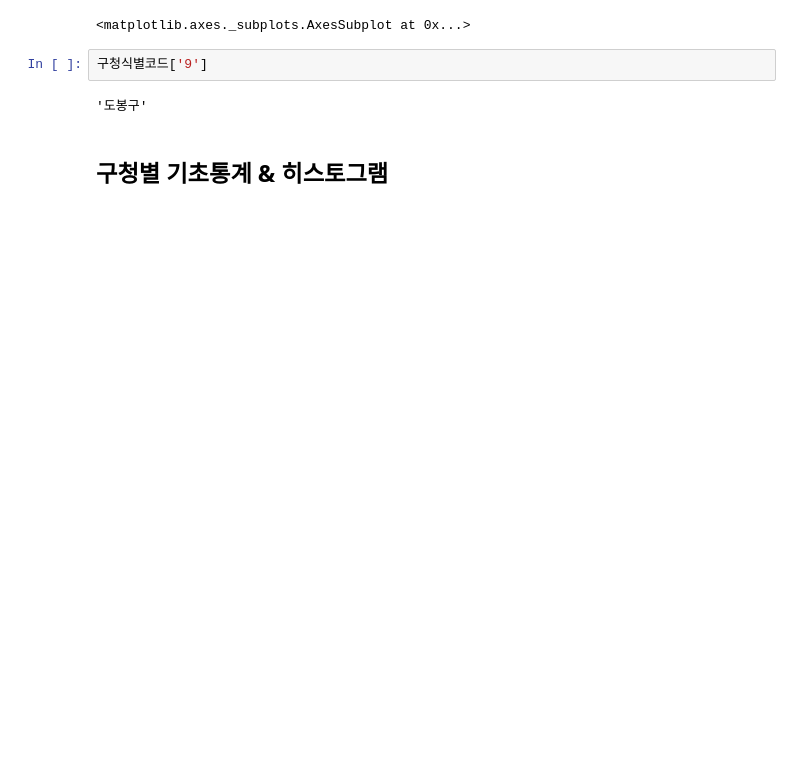
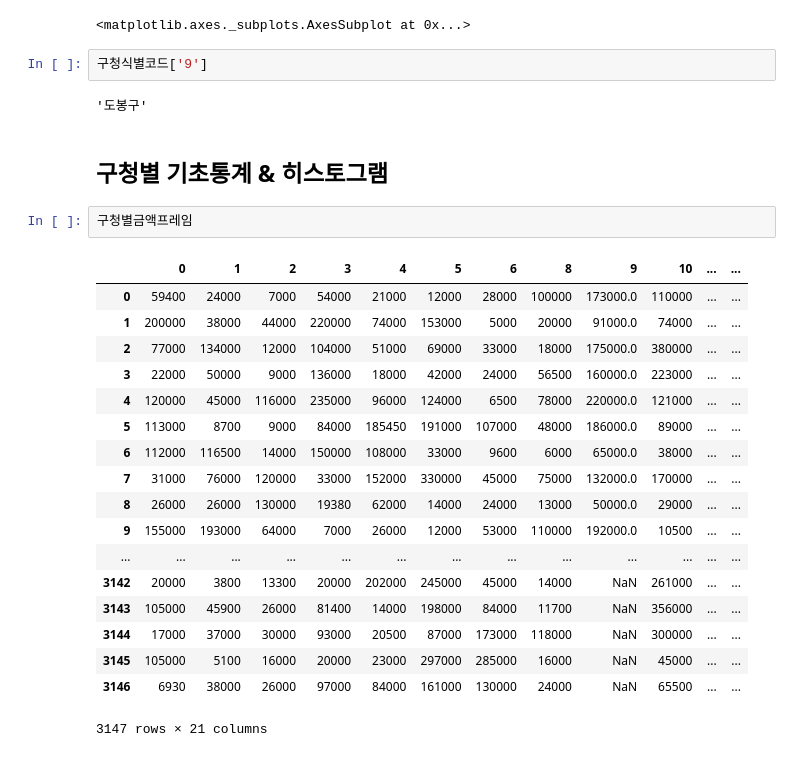
Before and after one commit to JOOHOJUN/opengirok_6th_Office_Expense_inSeoul, a Jupyter notebook: 금액_히스토그램, 박스플롯.ipynb, the cells around one changed output. Drawn from its saved outputs; the diff is of its cells as text; blank space fills up the shorter version.

```diff
--- a/금액_히스토그램, 박스플롯.ipynb
+++ b/금액_히스토그램, 박스플롯.ipynb
@@ -52,3 +52,24 @@ for count,구청이름 in enumerate(구청목록):
 '도봉구'
 # %% [markdown]
 ## 구청별 기초통계 & 히스토그램
+# %%
+구청별금액프레임
+# %% [output]
+|  | 0 | 1 | 2 | 3 | 4 | 5 | 6 | 8 | 9 | 10 | ... | ... |
+| 0 | 59400 | 24000 | 7000 | 54000 | 21000 | 12000 | 28000 | 100000 | 173000.0 | 110000 | ... | ... |
+| 1 | 200000 | 38000 | 44000 | 220000 | 74000 | 153000 | 5000 | 20000 | 91000.0 | 74000 | ... | ... |
+| 2 | 77000 | 134000 | 12000 | 104000 | 51000 | 69000 | 33000 | 18000 | 175000.0 | 380000 | ... | ... |
+| 3 | 22000 | 50000 | 9000 | 136000 | 18000 | 42000 | 24000 | 56500 | 160000.0 | 223000 | ... | ... |
+| 4 | 120000 | 45000 | 116000 | 235000 | 96000 | 124000 | 6500 | 78000 | 220000.0 | 121000 | ... | ... |
+| 5 | 113000 | 8700 | 9000 | 84000 | 185450 | 191000 | 107000 | 48000 | 186000.0 | 89000 | ... | ... |
+| 6 | 112000 | 116500 | 14000 | 150000 | 108000 | 33000 | 9600 | 6000 | 65000.0 | 38000 | ... | ... |
+| 7 | 31000 | 76000 | 120000 | 33000 | 152000 | 330000 | 45000 | 75000 | 132000.0 | 170000 | ... | ... |
+| 8 | 26000 | 26000 | 130000 | 19380 | 62000 | 14000 | 24000 | 13000 | 50000.0 | 29000 | ... | ... |
+| 9 | 155000 | 193000 | 64000 | 7000 | 26000 | 12000 | 53000 | 110000 | 192000.0 | 10500 | ... | ... |
+| ... | ... | ... | ... | ... | ... | ... | ... | ... | ... | ... | ... | ... |
+| 3142 | 20000 | 3800 | 13300 | 20000 | 202000 | 245000 | 45000 | 14000 | NaN | 261000 | ... | ... |
+| 3143 | 105000 | 45900 | 26000 | 81400 | 14000 | 198000 | 84000 | 11700 | NaN | 356000 | ... | ... |
+| 3144 | 17000 | 37000 | 30000 | 93000 | 20500 | 87000 | 173000 | 118000 | NaN | 300000 | ... | ... |
+| 3145 | 105000 | 5100 | 16000 | 20000 | 23000 | 297000 | 285000 | 16000 | NaN | 45000 | ... | ... |
+| 3146 | 6930 | 38000 | 26000 | 97000 | 84000 | 161000 | 130000 | 24000 | NaN | 65500 | ... | ... |
+3147 rows × 21 columns
```
Also changed, not shown: 1 other file.
